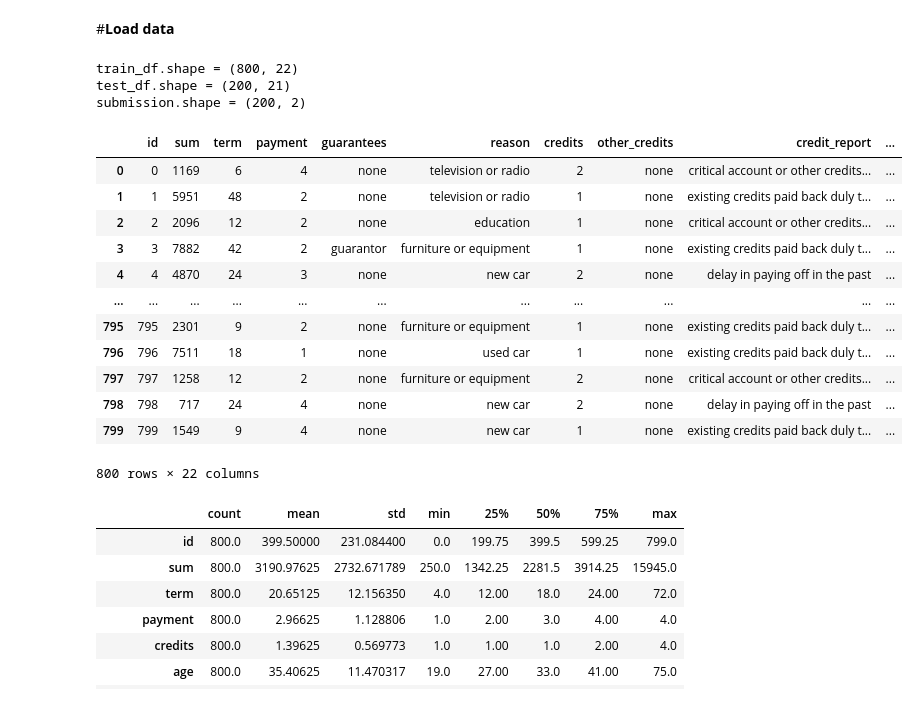
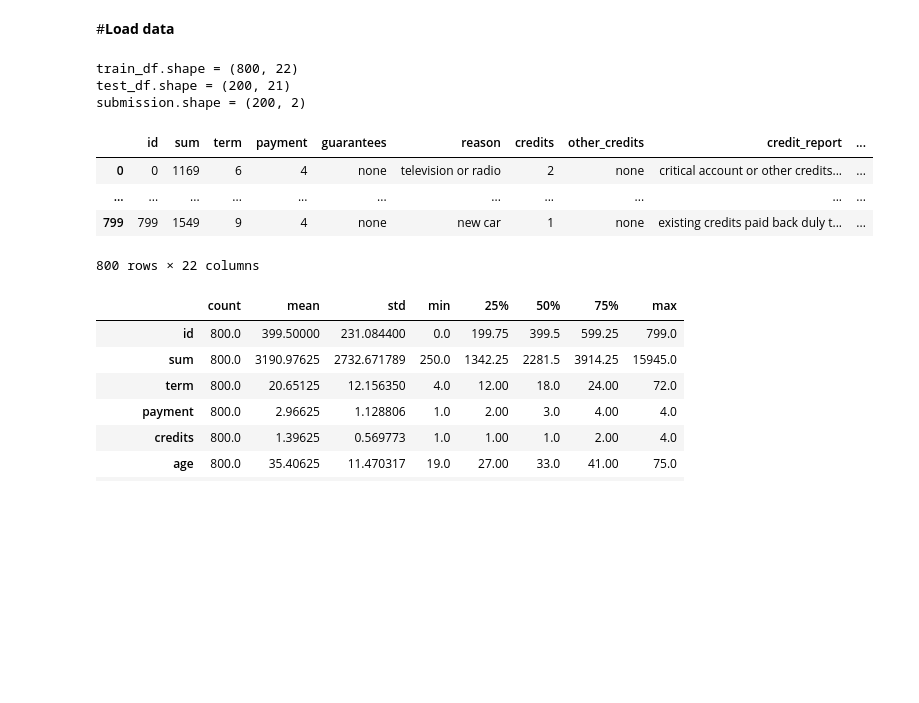
Before and after one commit to ykitaguchi77/Kaggle, a Jupyter notebook: Bunkruptcy-prediction.ipynb, the cells around one changed output. Saved outputs shown, nothing was run; the diff lists cells and outputs as text; code cells hidden in the pictures; blank space fills up the shorter version.

```diff
--- a/Bunkruptcy-prediction.ipynb
+++ b/Bunkruptcy-prediction.ipynb
@@ -109,33 +129,28 @@ Successfully installed Mako-1.2.1 alembic-1.8.1 autopage-0.5.1 cliff-3.10.1 cmae
 # %%
 # load train.csv
 train_df = pd.read_csv('../input/bankruptcy-risk-prediction/train.csv')
 
 # load test.csv
 test_df = pd.read_csv('../input/bankruptcy-risk-prediction/test.csv')
 
 # load submission_example.csv
 submission = pd.read_csv('../input/bankruptcy-risk-prediction/submission_example.csv')
 
 
 print(f'train_df.shape = {train_df.shape}')
 print(f'test_df.shape = {test_df.shape}')
 print(f'submission.shape = {submission.shape}')
 
+pd.set_option('display.max_rows', 3)
+pd.set_option('display.max_columns', 1000)
+
 train_df
 # %% [output]
 train_df.shape = (800, 22)
 test_df.shape = (200, 21)
 submission.shape = (200, 2)
 |  | id | sum | term | payment | guarantees | reason | credits | other_credits | credit_report | ... |
 | 0 | 0 | 1169 | 6 | 4 | none | television or radio | 2 | none | critical account or other credits... | ... |
-| 1 | 1 | 5951 | 48 | 2 | none | television or radio | 1 | none | existing credits paid back duly t... | ... |
-| 2 | 2 | 2096 | 12 | 2 | none | education | 1 | none | critical account or other credits... | ... |
-| 3 | 3 | 7882 | 42 | 2 | guarantor | furniture or equipment | 1 | none | existing credits paid back duly t... | ... |
-| 4 | 4 | 4870 | 24 | 3 | none | new car | 2 | none | delay in paying off in the past | ... |
 | ... | ... | ... | ... | ... | ... | ... | ... | ... | ... | ... |
-| 795 | 795 | 2301 | 9 | 2 | none | furniture or equipment | 1 | none | existing credits paid back duly t... | ... |
-| 796 | 796 | 7511 | 18 | 1 | none | used car | 1 | none | existing credits paid back duly t... | ... |
-| 797 | 797 | 1258 | 12 | 2 | none | furniture or equipment | 2 | none | critical account or other credits... | ... |
-| 798 | 798 | 717 | 24 | 4 | none | new car | 2 | none | delay in paying off in the past | ... |
 | 799 | 799 | 1549 | 9 | 4 | none | new car | 1 | none | existing credits paid back duly t... | ... |
 800 rows × 22 columns
```
Also changed, not shown: parts of 8 cells of this notebook.
